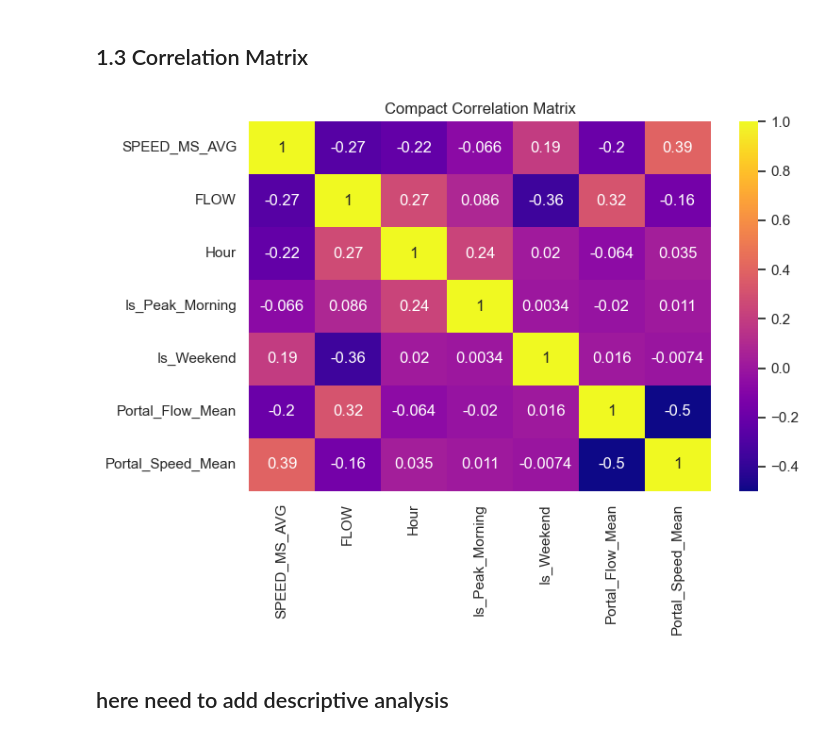
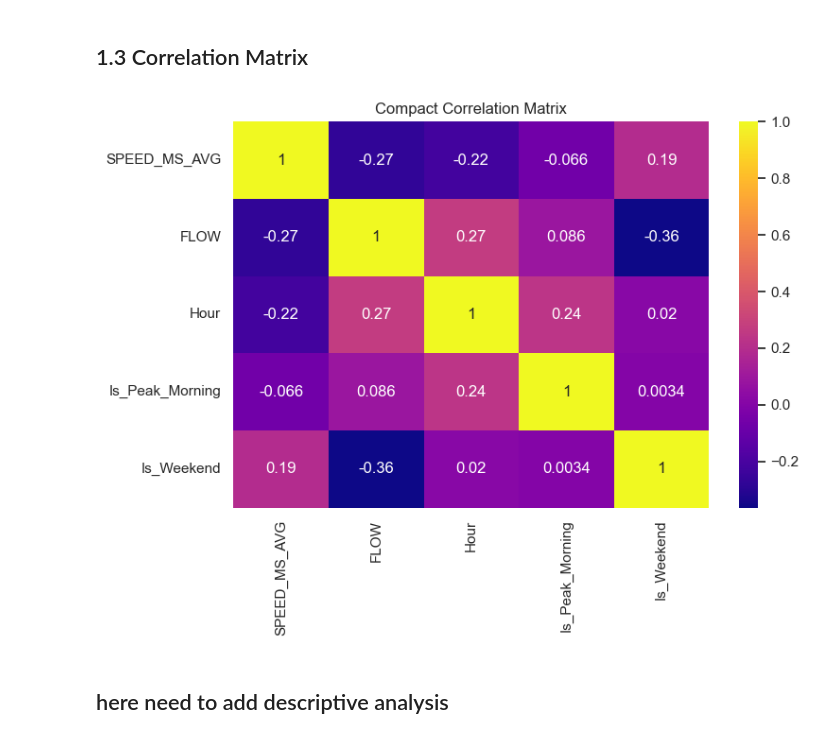
Before and after one commit to YiboGao02/AH2179_Applied-AI-in-Transportation, a Jupyter notebook: Final_Project/AH2179.ipynb, the cells around one changed output. Drawn from its saved outputs; the diff is of its cells as text; code cells hidden in the pictures.

```diff
--- a/Final_Project/AH2179.ipynb
+++ b/Final_Project/AH2179.ipynb
@@ -60,8 +60,11 @@ df_processed['Month_ID'] = df_processed['Month'].map(month_mapping)
 
 df_processed['Is_Weekend'] = df_processed['Day_ID'].isin([6, 7]).astype(int)
 df_processed['Is_Peak_Morning'] = df_processed['Minute_Of_Day'].between(7 * 60 + 30, 8 * 60 + 30).astype(int)
-df_processed['Daily_Sin'] = np.sin(2 * np.pi * df_processed['Minute_Of_Day'] / 1440.0)
-df_processed['Daily_Cos'] = np.cos(2 * np.pi * df_processed['Minute_Of_Day'] / 1440.0)
+
+mod = 1440
+Minute_fut = (df_processed['Minute_Of_Day'] + 7.5) % mod
+df_processed['Daily_Sin'] = np.sin(2 * np.pi * Minute_fut / mod)
+df_processed['Daily_Cos'] = np.cos(2 * np.pi * Minute_fut / mod)
 # %%
 portal_numbers = df_processed['PORTAL'].astype(str).str.extract(r'(\d+[\.,]?\d*)', expand=False)
 portal_numbers = portal_numbers.str.replace('[^0-9]', '', regex=True)
@@ -99,23 +115,21 @@ memory usage: 300.6+ MB
 # %%
 corr_features = [
     'SPEED_MS_AVG',
     'FLOW',
     'Hour',
     'Is_Peak_Morning',
-    'Is_Weekend',
-    'Portal_Flow_Mean',
-    'Portal_Speed_Mean'
+    'Is_Weekend'
 ]
 
 corr_matrix = model_dataframe[corr_features].corr()
 
 plt.figure(figsize=(8, 6))
 sns.heatmap(corr_matrix, annot=True, cmap='plasma', square=False)
 plt.title('Compact Correlation Matrix')
 plt.tight_layout()
 plt.show()
 # %% [output]
-[figure, old version]
+[figure, new version]
 # %% [markdown]
 ## here need to add descriptive analysis
 # %% [markdown]
```
Also changed, not shown: parts of 38 cells of this notebook, 12 other files.
